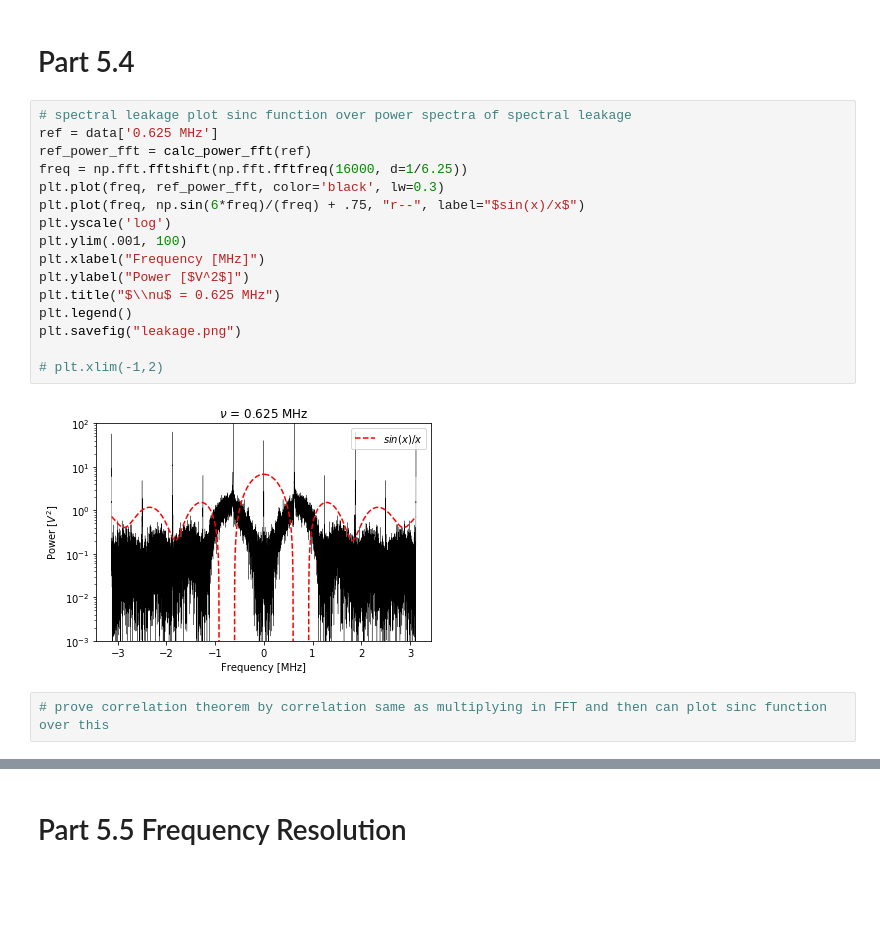
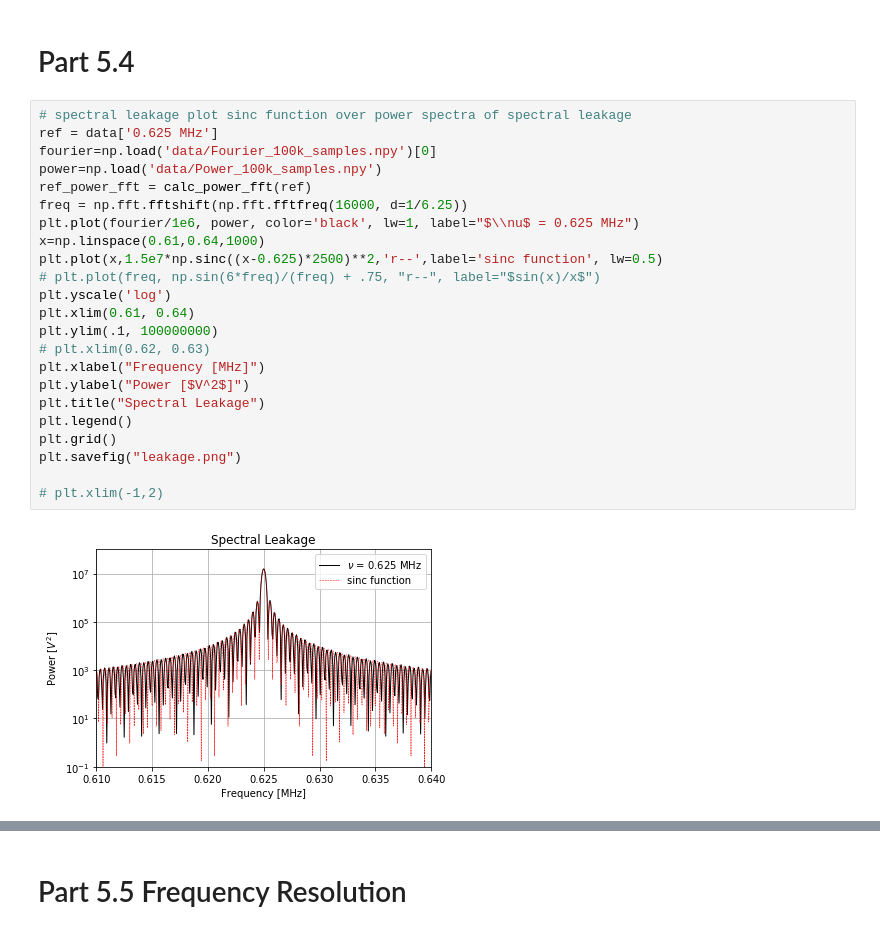
Before and after one commit to James11222/radiolab_repo, a Jupyter notebook: lab1/Emily/Lab1.ipynb, the cells around one changed output, grey strips where cells are left out. Cells and saved outputs as stored; diff of their text form; blank space fills up the shorter version.

```diff
--- a/lab1/Emily/Lab1.ipynb
+++ b/lab1/Emily/Lab1.ipynb
@@ -241,20 +241,25 @@ for i in range(nu_s_realizations_1.shape[0]):
 # %%
 # spectral leakage plot sinc function over power spectra of spectral leakage
 ref = data['0.625 MHz']
+fourier=np.load('data/Fourier_100k_samples.npy')[0]
+power=np.load('data/Power_100k_samples.npy')
 ref_power_fft = calc_power_fft(ref)
 freq = np.fft.fftshift(np.fft.fftfreq(16000, d=1/6.25))
-plt.plot(freq, ref_power_fft, color='black', lw=0.3)
-plt.plot(freq, np.sin(6*freq)/(freq) + .75, "r--", label="$sin(x)/x$")
+plt.plot(fourier/1e6, power, color='black', lw=1, label="$\\nu$ = 0.625 MHz")
+x=np.linspace(0.61,0.64,1000)
+plt.plot(x,1.5e7*np.sinc((x-0.625)*2500)**2,'r--',label='sinc function', lw=0.5)
+# plt.plot(freq, np.sin(6*freq)/(freq) + .75, "r--", label="$sin(x)/x$")
 plt.yscale('log')
-plt.ylim(.001, 100)
+plt.xlim(0.61, 0.64)
+plt.ylim(.1, 100000000)
+# plt.xlim(0.62, 0.63)
 plt.xlabel("Frequency [MHz]")
 plt.ylabel("Power [$V^2$]")
-plt.title("$\\nu$ = 0.625 MHz")
+plt.title("Spectral Leakage")
 plt.legend()
+plt.grid()
 plt.savefig("leakage.png")
 
 # plt.xlim(-1,2)
 # %% [output]
-[figure, old version]
+[figure, new version]
-# %%
-# prove correlation theorem by correlation same as multiplying in FFT and then can plot sinc function over this
```
Also changed, not shown: parts of 36 cells of this notebook, 1 other file.
